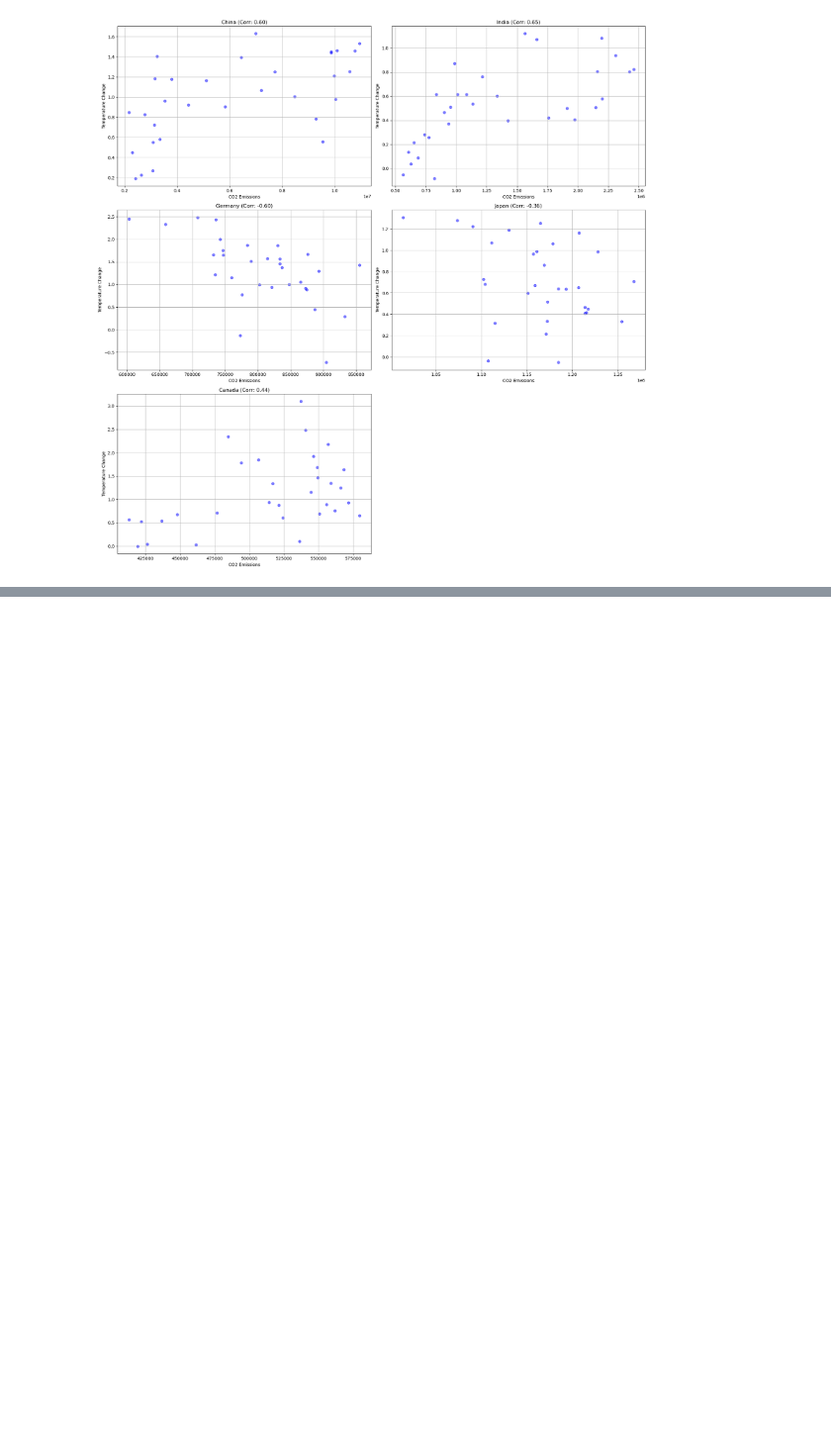
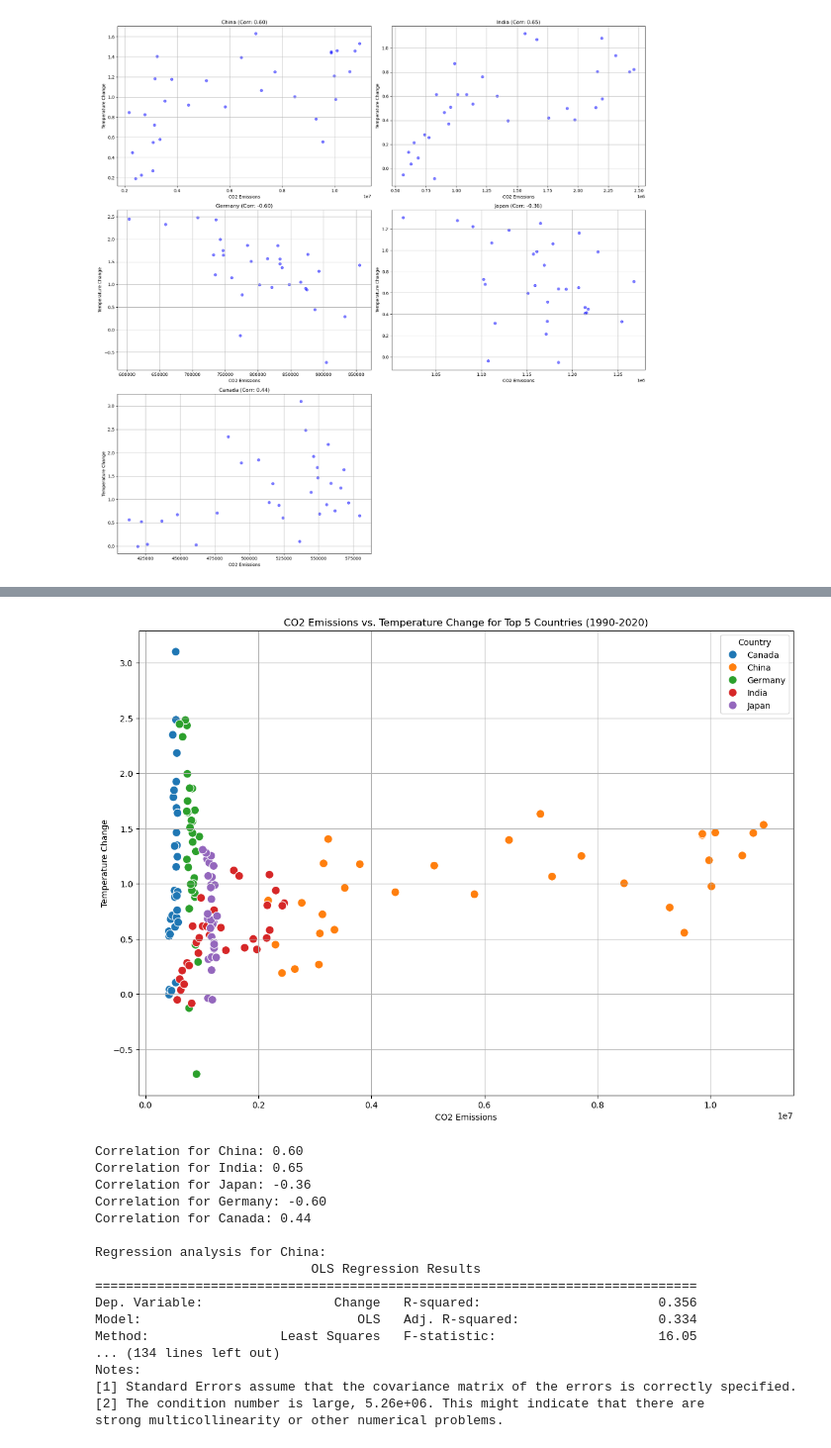
Before and after one commit to moeezmujahid70/MADE-SS24, a Jupyter notebook: project/analysis.ipynb, the cells around one changed output, grey strips where cells are left out. Shown at 99% size. Saved outputs shown, nothing was run; the diff lists cells and outputs as text; code cells hidden in the pictures; blank space fills up the shorter version.

```diff
--- a/project/analysis.ipynb
+++ b/project/analysis.ipynb
@@ -218,0 +280,70 @@ plt.show()
+# %%
+import pandas as pd
+import matplotlib.pyplot as plt
+import seaborn as sns
+from scipy.stats import pearsonr
+import statsmodels.api as sm
+
+
+
+# Remove 'World' from the dataset
+merged_df = merged_df[merged_df['Area'] != 'World']
+
+# Calculate average CO2 emissions and temperature change for each country
+average_stats_with_corr = merged_df.groupby('Area').agg(
+    Average_CO2_Emissions=('co2_emissions', 'mean'),
+    Average_Temperature_Change=('Change', 'mean')
+).reset_index()
+
+# Calculate the Pearson correlation coefficient for each country
+average_stats_with_corr['Correlation'] = merged_df.groupby('Area').apply(
+    lambda x: x['co2_emissions'].corr(x['Change'])
+).reset_index(drop=True)
+
+# Filter the top 5 countries by average CO2 emissions
+top_5_countries = average_stats_with_corr.nlargest(5, 'Average_CO2_Emissions')
+
+# Scatter plot for CO2 Emissions vs Temperature Change for Top 5 Countries
+filtered_df = merged_df[merged_df['Area'].isin(top_5_countries['Area'])]
+
+plt.figure(figsize=(14, 10))
+sns.scatterplot(data=filtered_df, x='co2_emissions', y='Change', hue='Area', palette='tab10', s=100)
+plt.title('CO2 Emissions vs. Temperature Change for Top 5 Countries (1990-2020)')
+plt.xlabel('CO2 Emissions')
+plt.ylabel('Temperature Change')
+plt.legend(title='Country')
+plt.grid(True)
+plt.show()
+
+# Calculate and display correlation coefficients
+for country in top_5_countries['Area']:
+    country_data = filtered_df[filtered_df['Area'] == country]
+    corr, _ = pearsonr(country_data['co2_emissions'], country_data['Change'])
+    print(f"Correlation for {country}: {corr:.2f}")
+
+# Perform regression analysis for each country
+for country in top_5_countries['Area']:
+    country_data = filtered_df[filtered_df['Area'] == country]
+    X = sm.add_constant(country_data['co2_emissions'])  # Add a constant term for the intercept
+    model = sm.OLS(country_data['Change'], X).fit()
+    print(f"\nRegression analysis for {country}:")
+    print(model.summary())
+# %% [output]
+[figure, added]
+Correlation for China: 0.60
+Correlation for India: 0.65
+Correlation for Japan: -0.36
+Correlation for Germany: -0.60
+Correlation for Canada: 0.44
+
+Regression analysis for China:
+                            OLS Regression Results
+==============================================================================
+Dep. Variable:                 Change   R-squared:                       0.356
+Model:                            OLS   Adj. R-squared:                  0.334
+Method:                 Least Squares   F-statistic:                     16.05
+... (134 lines left out)
+Notes:
+[1] Standard Errors assume that the covariance matrix of the errors is correctly specified.
+[2] The condition number is large, 5.26e+06. This might indicate that there are
+strong multicollinearity or other numerical problems.
```
Also changed, not shown: parts of 3 cells of this notebook.
